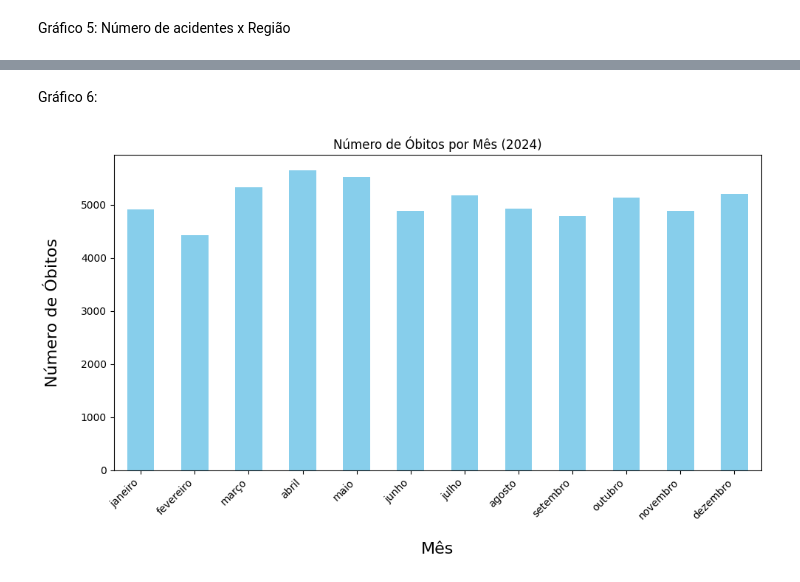
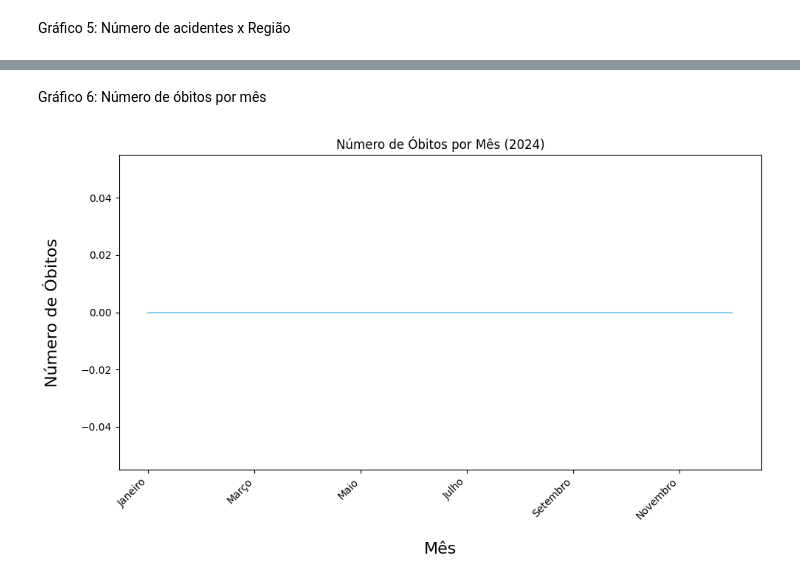
Before and after one commit to JvLira07/Dados, a Jupyter notebook: Dados-main/Dados-main/TrabalhoAV1.ipynb, the cells around one changed output, grey strips where cells are left out. Saved outputs shown, nothing was run; the diff lists cells and outputs as text; code cells hidden in the pictures.

Commit message:
new graph

```diff
--- a/Dados-main/Dados-main/TrabalhoAV1.ipynb
+++ b/Dados-main/Dados-main/TrabalhoAV1.ipynb
@@ -126,33 +126,19 @@ add_values(ax5)
-# %% [markdown]
-Gráfico 6:
+# %% [markdown]
+Gráfico 6: Número de óbitos por mês
 # %%
-# Converter a coluna DATA_ÓBITO para o formato de data
 df['DATA_ÓBITO'] = pd.to_datetime(df['DATA_ÓBITO'], format='%Y-%m-%d', errors='coerce')
-
-# Remover linhas onde DATA_ÓBITO não pôde ser convertida
 df = df.dropna(subset=['DATA_ÓBITO'])
-
-# Extrair o mês por extenso (em português) sem o ano
 df['MÊS'] = df['DATA_ÓBITO'].dt.strftime('%B')
-
-# Agrupar por mês e contar o número de óbitos
 df_grouped = df.groupby('MÊS').size()
-
-# Ordenar os meses corretamente no gráfico
 df_grouped = df_grouped.reindex(pd.to_datetime(df_grouped.index, format='%B').sort_values().strftime('%B'))
 
-# Criar o gráfico
 plt.figure(figsize=(10,6))
-df_grouped.plot(kind='bar', color='skyblue')
-
-# Personalizar o gráfico
+df_grouped.plot(kind='line', color='skyblue')
 plt.title('Número de Óbitos por Mês (2024)')
 plt.xlabel('Mês', fontsize=16, labelpad=20)
 plt.ylabel('Número de Óbitos', fontsize=16, labelpad=20)
 plt.xticks(rotation=45, ha='right')
-
-# Exibir o gráfico
 plt.tight_layout()
 plt.show()
 # %% [output]
-[figure, old version]
+[figure, new version]
```
Also changed, not shown: parts of 6 cells of this notebook.
